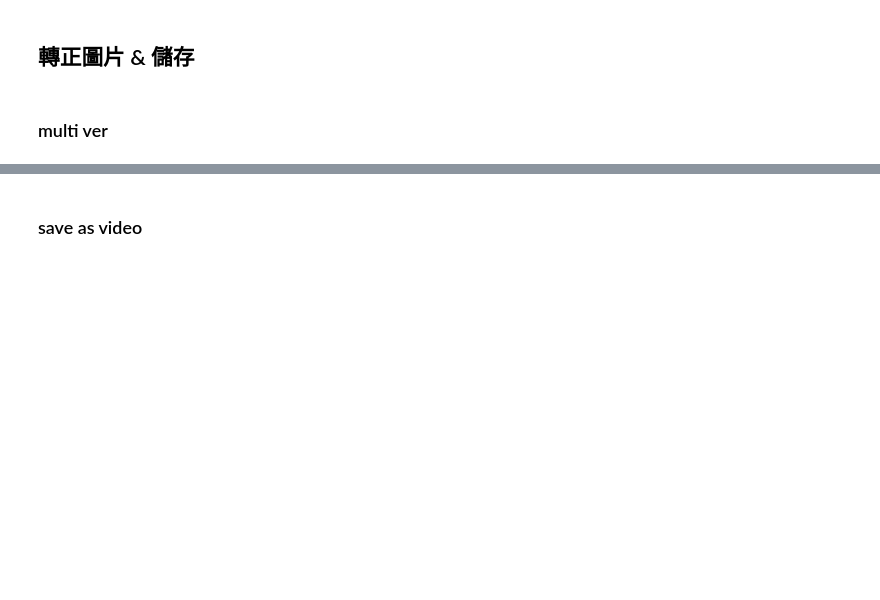
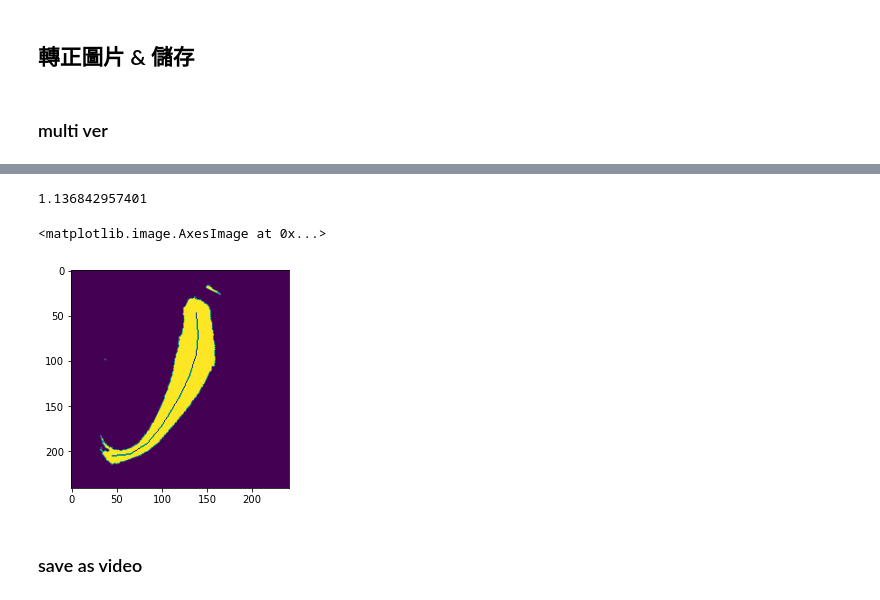
Before and after one commit to isis0517/ZippedFish, a Jupyter notebook: SIDEVIEW.ipynb, the cells around one changed output, grey strips where cells are left out. Saved outputs shown, nothing was run; the diff lists cells and outputs as text; code cells hidden in the pictures; blank space fills up the shorter version.

```diff
--- a/SIDEVIEW.ipynb
+++ b/SIDEVIEW.ipynb
@@ -208,14 +209,15 @@ abs_lim = 35
 from multiprocessing import Pool
 from numba import jit, njit
 
-
+abs_lim = 50
 def multi_rot_imgs(filename, background, mask, abs_lim):
+    size = 120
     img = np.load(filename)
     img = cv2.absdiff(img, background)
     img = img*mask
     img = np.where(img>abs_lim, 255, 0).astype('uint8')
     pos = get_pos(img)
-    img = cutting_img(img, pos, 100)
+    img = cutting_img(img, pos, size)
 
     try:
         sk = NT_skeleton(img)
@@ -233,15 +235,15 @@ def multi_rot_imgs(filename, background, mask, abs_lim):
     if angle != angle:
         print("算錯啦")
         print(sk)
-    M = cv2.getRotationMatrix2D((100, 100), 180+angle/(np.pi)*180, 1)
-    rotated = cv2.warpAffine(img, M, (201,201))
+    M = cv2.getRotationMatrix2D((size, size), 180+angle/(np.pi)*180, 1)
+    rotated = cv2.warpAffine(img, M, (2*size+1,2*size+1))
 
     return rotated, angle
 
 
 with Pool() as pool:
     map_arr = []
-    for s in range(data_len//10):
+    for s in range(data_len):
         path = os.path.join(imgspath, flist[s+data_len])
         map_arr.append((path, background, mask, abs_lim))
     print("pool start")
@@ -266,17 +268,21 @@ for temp in result:
     imgs.append(temp[0])
     h_ans.append(temp[1])
 # %%
-s = 8408
+s = 701
 sk = NT_skeleton(imgs[s])
 
 print(h_ans[s])
 draw = imgs[s].copy()
 for n in range(len(sk)-1):
     cv2.line(draw, (sk[n, 1], sk[n, 0]), (sk[n+1, 1], sk[n+1, 0]), (0), 1)
 plt.imshow(draw)
 #plt.plot(*np.flip(sk, axis=1).T, lw=1.3, color='r')
 #plt.axis('off')
 #plt.imshow(np.load(os.path.join(imgspath, flist[s+data_len])))
+# %% [output]
+1.136842957401
+<matplotlib.image.AxesImage at 0x...>
+[figure, added]
 # %% [markdown]
 ### save as video
 # %%
```
Also changed, not shown: parts of 7 cells of this notebook, 1 other file.
